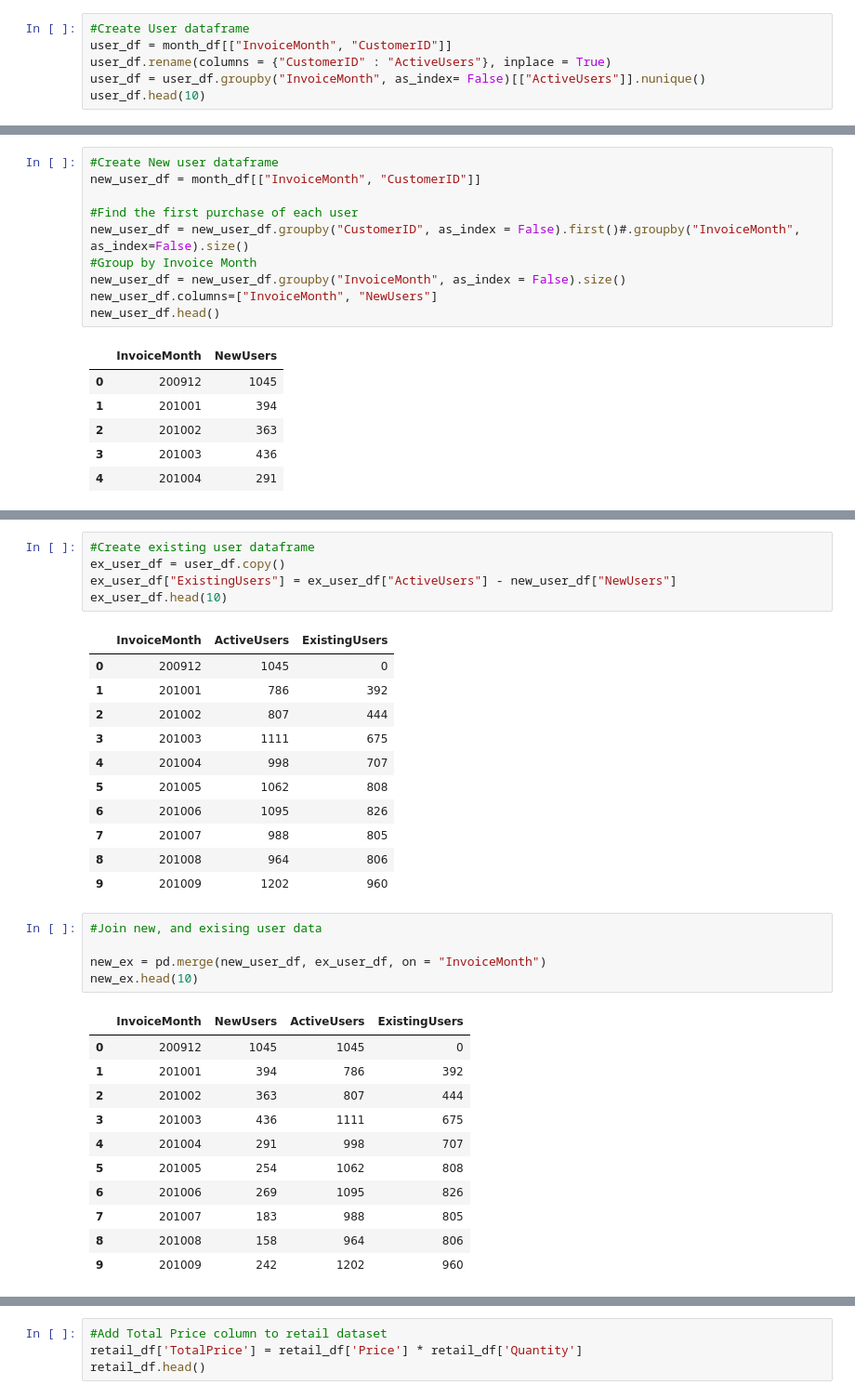
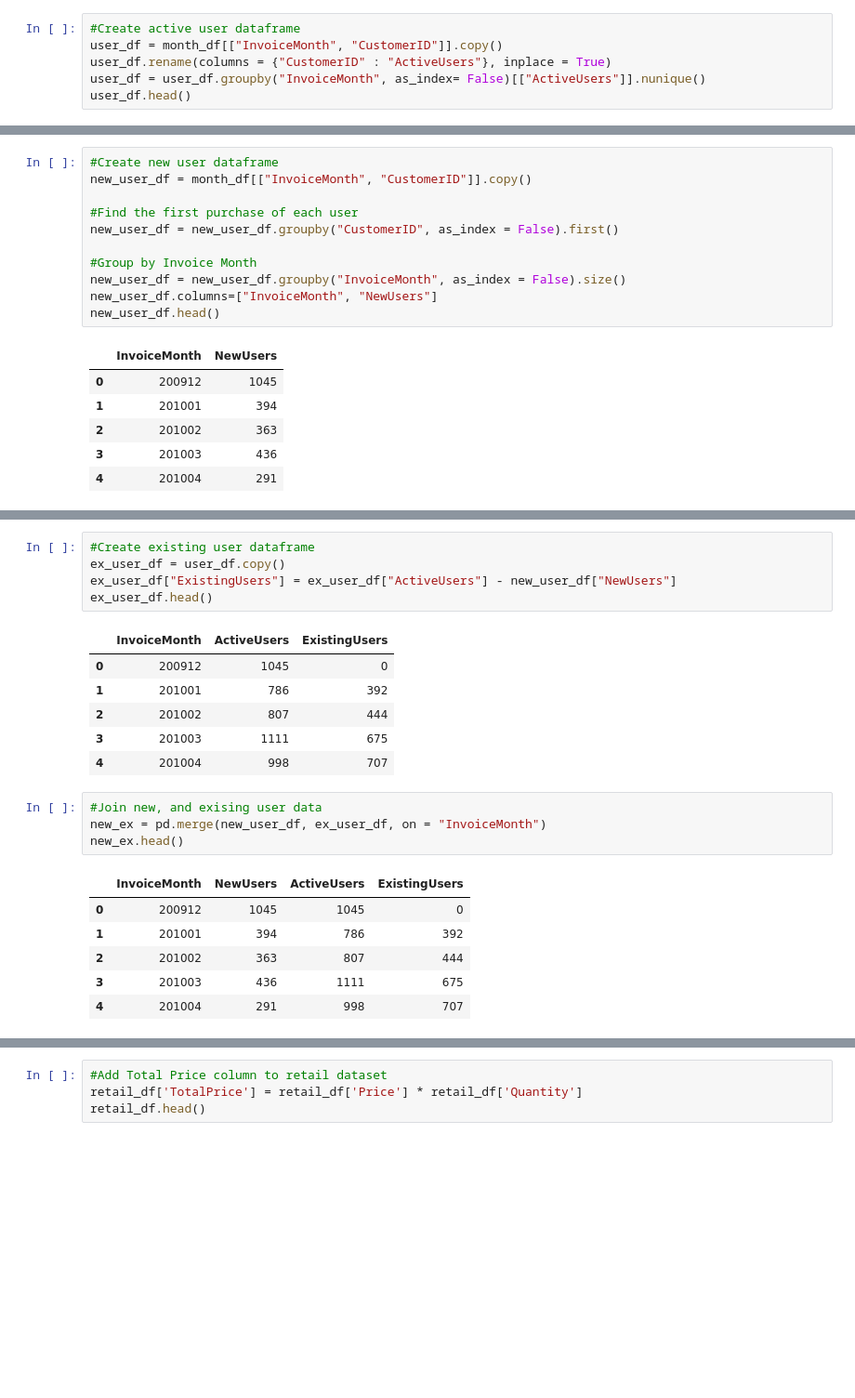
Before and after one commit to jarviscanada/jarvis_data_eng_MiguelDario, a Jupyter notebook: python_data_analytics/python_data_wrangling/retail_data_analytics_wrangling.ipynb, the cells around one changed output, grey strips where cells are left out. Shown: that part at 93% size. Drawn from its saved outputs; the diff is of its cells as text; blank space fills up the shorter version.

```diff
--- a/python_data_analytics/python_data_wrangling/retail_data_analytics_wrangling.ipynb
+++ b/python_data_analytics/python_data_wrangling/retail_data_analytics_wrangling.ipynb
@@ -417,7 +315,7 @@ plt.show()
 # %%
-#Create User dataframe
-user_df = month_df[["InvoiceMonth", "CustomerID"]]
+#Create active user dataframe
+user_df = month_df[["InvoiceMonth", "CustomerID"]].copy()
 user_df.rename(columns = {"CustomerID" : "ActiveUsers"}, inplace = True)
 user_df = user_df.groupby("InvoiceMonth", as_index= False)[["ActiveUsers"]].nunique()
-user_df.head(10)
+user_df.head()
 # %% [output]
@@ -475,9 +341,10 @@ plt.show()
 # %%
-#Create New user dataframe
-new_user_df = month_df[["InvoiceMonth", "CustomerID"]]
+#Create new user dataframe
+new_user_df = month_df[["InvoiceMonth", "CustomerID"]].copy()
 
 #Find the first purchase of each user
-new_user_df = new_user_df.groupby("CustomerID", as_index = False).first()#.groupby("InvoiceMonth", as_index=False).size()
+new_user_df = new_user_df.groupby("CustomerID", as_index = False).first()
+
 #Group by Invoice Month
 new_user_df = new_user_df.groupby("InvoiceMonth", as_index = False).size()
 new_user_df.columns=["InvoiceMonth", "NewUsers"]
@@ -505,7 +360,7 @@ memory usage: 528.0+ bytes
 #Create existing user dataframe
 ex_user_df = user_df.copy()
 ex_user_df["ExistingUsers"] = ex_user_df["ActiveUsers"] - new_user_df["NewUsers"]
-ex_user_df.head(10)
+ex_user_df.head()
 # %% [output]
 |  | InvoiceMonth | ActiveUsers | ExistingUsers |
 | 0 | 200912 | 1045 | 0 |
@@ -513,27 +368,16 @@ ex_user_df.head(10)
 | 2 | 201002 | 807 | 444 |
 | 3 | 201003 | 1111 | 675 |
 | 4 | 201004 | 998 | 707 |
-| 5 | 201005 | 1062 | 808 |
-| 6 | 201006 | 1095 | 826 |
-| 7 | 201007 | 988 | 805 |
-| 8 | 201008 | 964 | 806 |
-| 9 | 201009 | 1202 | 960 |
 # %%
 #Join new, and exising user data
-
 new_ex = pd.merge(new_user_df, ex_user_df, on = "InvoiceMonth")
-new_ex.head(10)
+new_ex.head()
 # %% [output]
 |  | InvoiceMonth | NewUsers | ActiveUsers | ExistingUsers |
 | 0 | 200912 | 1045 | 1045 | 0 |
 | 1 | 201001 | 394 | 786 | 392 |
 | 2 | 201002 | 363 | 807 | 444 |
 | 3 | 201003 | 436 | 1111 | 675 |
 | 4 | 201004 | 291 | 998 | 707 |
-| 5 | 201005 | 254 | 1062 | 808 |
-| 6 | 201006 | 269 | 1095 | 826 |
-| 7 | 201007 | 183 | 988 | 805 |
-| 8 | 201008 | 158 | 964 | 806 |
-| 9 | 201009 | 242 | 1202 | 960 |
 # %%
 #Plot New, and existing user data
```
Also changed, not shown: parts of 26 cells of this notebook.
